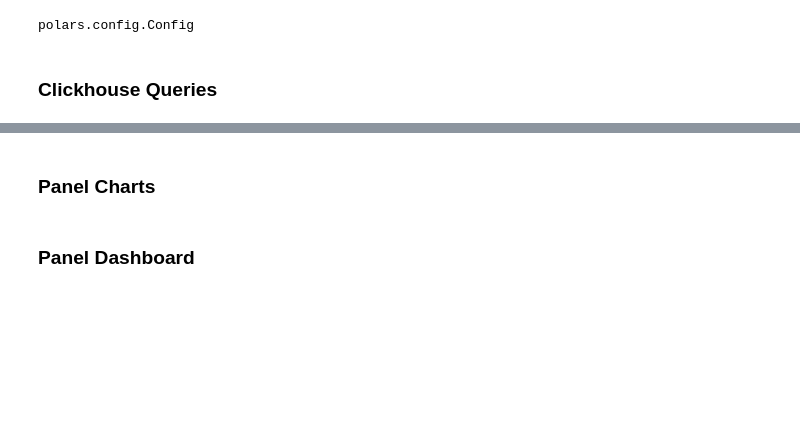
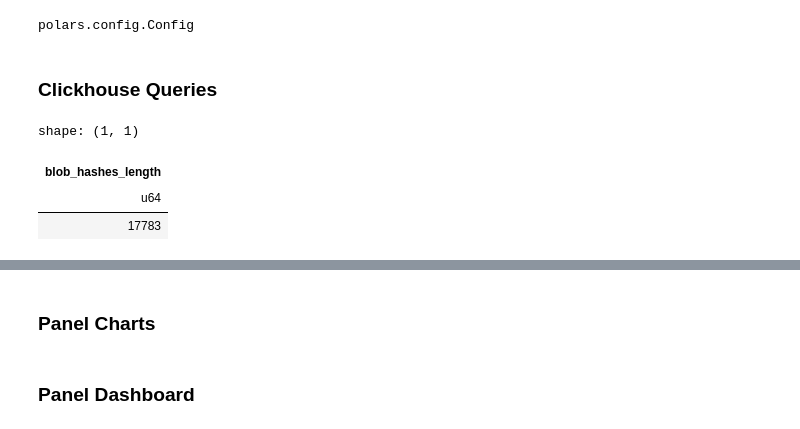
Before and after one commit to Evan-Kim2028/eip4844_blob_data, a Jupyter notebook: panel/beacon_block_blob_size.ipynb, the cells around one changed output, grey strips where cells are left out. Drawn from its saved outputs; the diff is of its cells as text; code cells hidden in the pictures; blank space fills up the shorter version.

```diff
--- a/panel/beacon_block_blob_size.ipynb
+++ b/panel/beacon_block_blob_size.ipynb
@@ -54,6 +58,14 @@ AND type = 3 AND meta_network_name = 'mainnet'
 mempool_df = client.query_df(mempool_query)
 # %%
 mempool_df_pl = pl.from_pandas(mempool_df)
+# %%
+# of blob hashes
+mempool_df_pl.select("blob_hashes_length").sum()
+# %% [output]
+shape: (1, 1)
+| blob_hashes_length |
+| u64 |
+| 17783 |
 # %%
 mempool_df_pl.sort(by="blob_sidecars_size").head(5)
 # %% [output]
```
Also changed, not shown: parts of 15 cells of this notebook.
